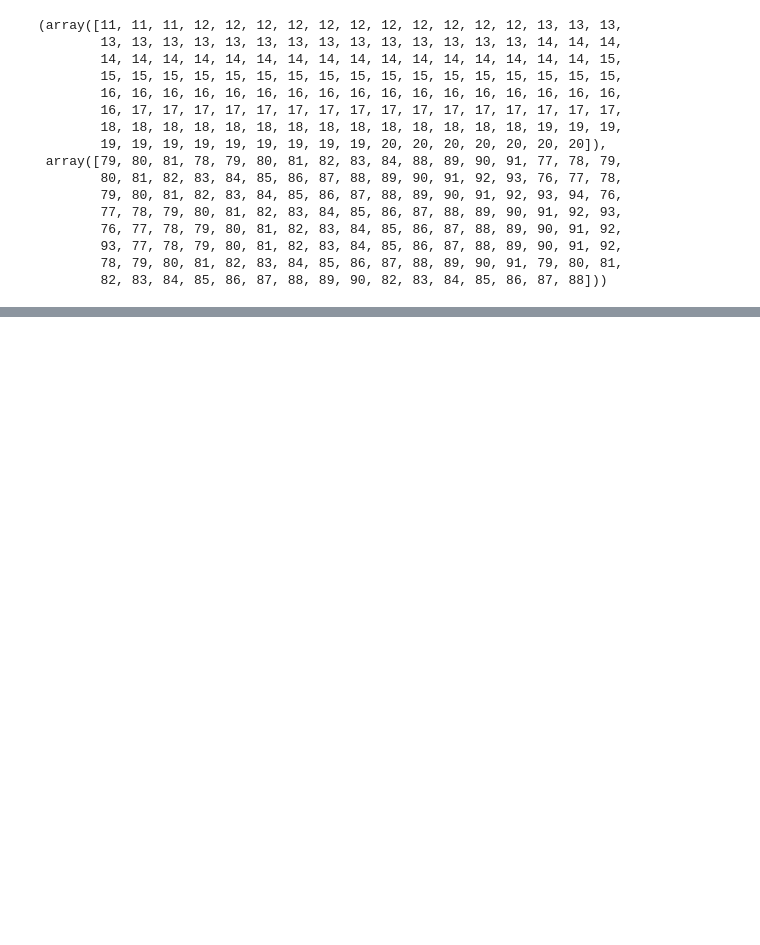
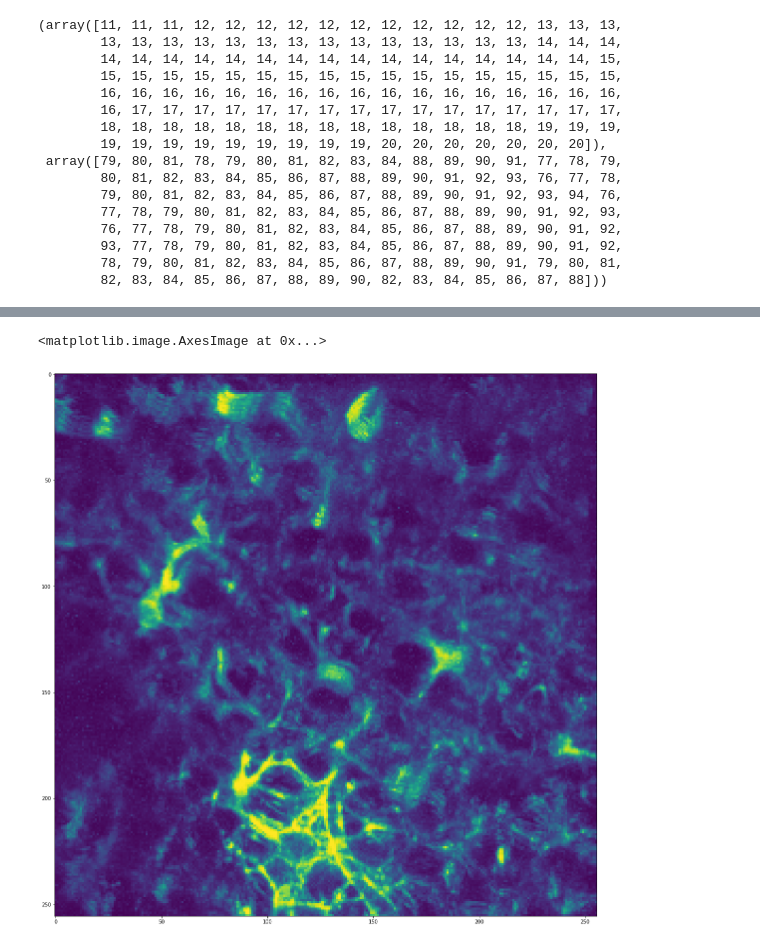
Before and after one commit to jbonato1/ASTRA, a Jupyter notebook: notebook/Inference_Pipeline.ipynb, the cells around one changed output, grey strips where cells are left out. Cells and saved outputs as stored; diff of their text form; code cells hidden in the pictures; blank space fills up the shorter version.

```diff
--- a/notebook/Inference_Pipeline.ipynb
+++ b/notebook/Inference_Pipeline.ipynb
@@ -45,7 +45,7 @@ from gen_single_astro  import filt_im
 from sel_active_reg_gen import *
 from model.dense_up import dense_up
 from test_fun import gen_sc_mask,fix_mask,prob_calc,small_soma_to_proc,common_merge,art_rem_large,art_rem
-from get_traces import Extr_miniROI,get_signal,get_signals
+from get_traces import Extr_miniROI,get_signal,get_signals,create_bb_coord_domain,Motion_Correction,allineate_stack
 from gui_results import layout
 
 
@@ -59,6 +59,9 @@ model = model.to(device)
 ###
 MAX_ROI_AREA_PROC=30
 MU_PX = 1
+DOMAIN_RADIUS = 60
+# motion corr in extracting traces
+motion_corr=True
 # %%
 #PARAMS
 N=256
@@ -276,9 +279,31 @@ for jj in fov_list:
     dict_im['Single_cell_mask_'+test_folder_str1] = single_astro_roi
     dict_roi={}
     dict_traces={}
+    dict_cell_coord={}
+    dict_cell_shift={}
     dict_im['Cell_num_'+test_folder_str1] = single_astro_roi.shape[0]
+    dict_im['Astro_domain_radius'] = DOMAIN_RADIUS
     print("ROI NUM",single_astro_roi.shape[0])
+
+    if motion_corr : mc  = Motion_Correction(pix_precision=1)
+
     for s_roi_num in range(single_astro_roi.shape[0]):
+        name = str(s_roi_num)
+
+        coord_list_st,coord_list_circle, coord_list_cell = create_bb_coord_domain(single_astro_roi[s_roi_num,:,:,1])
+        dict_cell_coord['ST_'+f'{name:0>3}'] = coord_list_st[0]
+        dict_cell_coord['CIRCLE_'+f'{name:0>3}'] = coord_list_circle[0]
+        dict_cell_coord['BB_cell_'+f'{name:0>3}'] = coord_list_cell[0]
+        if motion_corr:
+            coord_bb = coord_list_cell[0]
+#             print('Shift_'+f'{name:0>3}')
+            dict_cell_shift['Shift_'+f'{name:0>3}'] = mc.motion_corr(dict_im['t-series_'+test_folder_str1][:,coord_bb[1]:coord_bb[3],coord_bb[0]:coord_bb[2]],\
+                           ref_image=np.mean(dict_im['t-series_'+test_folder_str1][:,coord_bb[1]:coord_bb[3],coord_bb[0]:coord_bb[2]],axis=0))
+
+            stack_buffer = allineate_stack(dict_im['t-series_'+test_folder_str1],dict_cell_shift['Shift_'+f'{name:0>3}'],r_domain=DOMAIN_RADIUS)
+        else:
+            stack_buffer = dict_im['t-series_'+test_folder_str1]
+
         print(50*'%','Extracting cell:',s_roi_num)
         constr_split_roi = Extr_miniROI(MAX_ROI_AREA_PROC,MU_PX,single_astro_roi[s_roi_num,:,:,0],single_astro_roi[s_roi_num,:,:,1],True)
         arr_out_proc = constr_split_roi.get_miniROI()
@@ -286,17 +311,23 @@ for jj in fov_list:
             list_out=arr_out_proc
         else:
             list_out = np.dstack((list_out,arr_out_proc))
-        name = str(s_roi_num)
+
         dict_roi['Soma_'+f'{name:0>3}'] = np.where(single_astro_roi[s_roi_num,:,:,1]==1)
-        dict_traces['Soma_'+f'{name:0>3}'] = get_signal(single_astro_roi[s_roi_num,:,:,1],dict_im['t-series_'+test_folder_str1])
+        dict_traces['Soma_'+f'{name:0>3}'] = get_signal(single_astro_roi[s_roi_num,:,:,1],stack_buffer)
         for proc_num in range(arr_out_proc.shape[2]):
             name_proc = str(proc_num)
             dict_roi['Proc_'+f'{name:0>3}'+'_'+f'{name_proc:0>3}'] = np.where(arr_out_proc[:,:,proc_num]==1)
-            dict_traces['Proc_'+f'{name:0>3}'+'_'+f'{name_proc:0>3}']  = get_signal(arr_out_proc[:,:,proc_num],dict_im['t-series_'+test_folder_str1])
+            dict_traces['Proc_'+f'{name:0>3}'+'_'+f'{name_proc:0>3}']  = get_signal(arr_out_proc[:,:,proc_num],stack_buffer)
         print('Extraction: done')
 
     dict_im['Signals_extr_'+test_folder_str1] = dict_traces
     dict_im['ROI_'+test_folder_str1] = dict_roi
+    dict_im['crop_coord_ROI_'+test_folder_str1] = dict_cell_coord
+
+    if motion_corr:
+        dict_im['shift_ROI_'+test_folder_str1] = None
+    else:
+        dict_im['shift_ROI_'+test_folder_str1] = dict_cell_coord
 
     #### for Visualization purposes
     list_out = np.dstack((list_out,dict_im['Final_Mask_'+test_folder_str1][:,:,1:]))
@@ -380,0 +409,8 @@ VBox(children=(Output(layout=Layout(height='400px', width='1200px')), HBox(child
+# %%
+stack_buffer = allineate_stack(dict_im['t-series_'+test_folder_str1],dict_cell_shift['Shift_001'],r_domain=60)
+# %%
+plt.figure(figsize=(20,20))
+plt.imshow(np.max(stack_buffer,axis=0))
+# %% [output]
+<matplotlib.image.AxesImage at 0x...>
+[figure, added]
```
Also changed, not shown: parts of 12 cells of this notebook, 4 other files.
